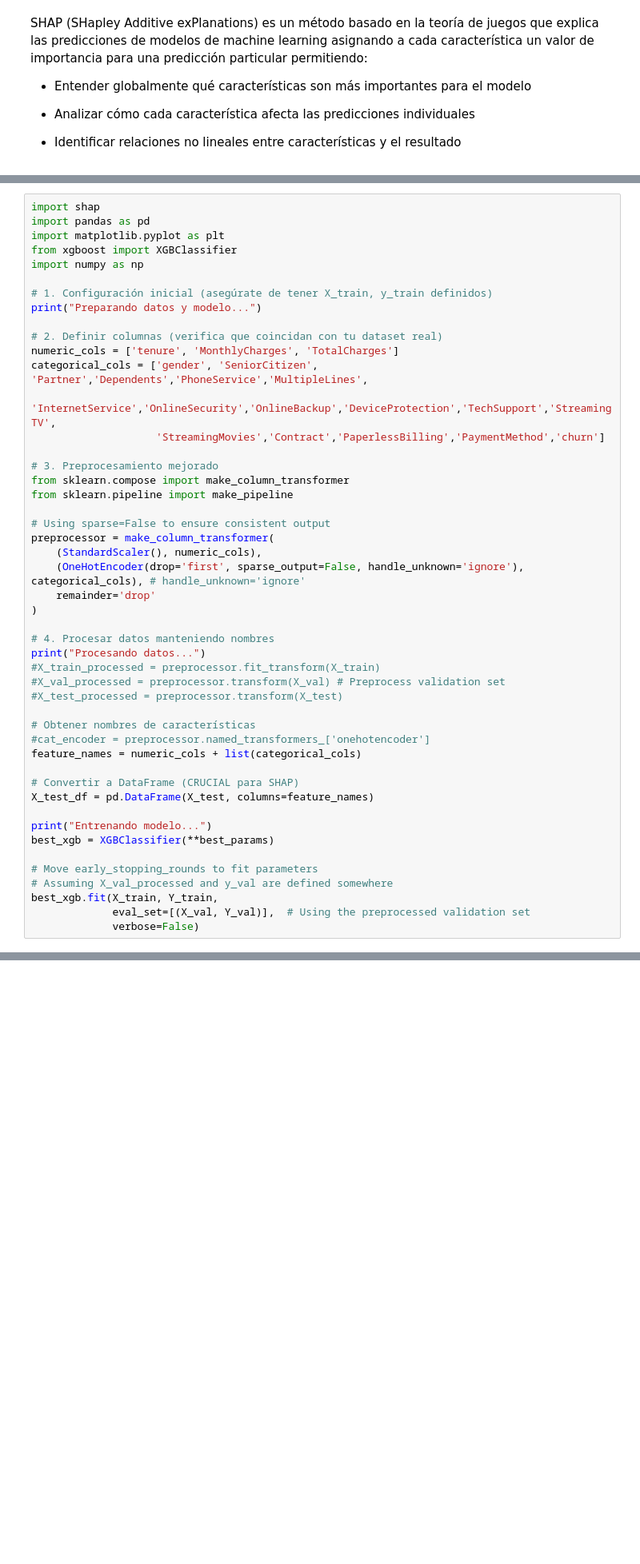
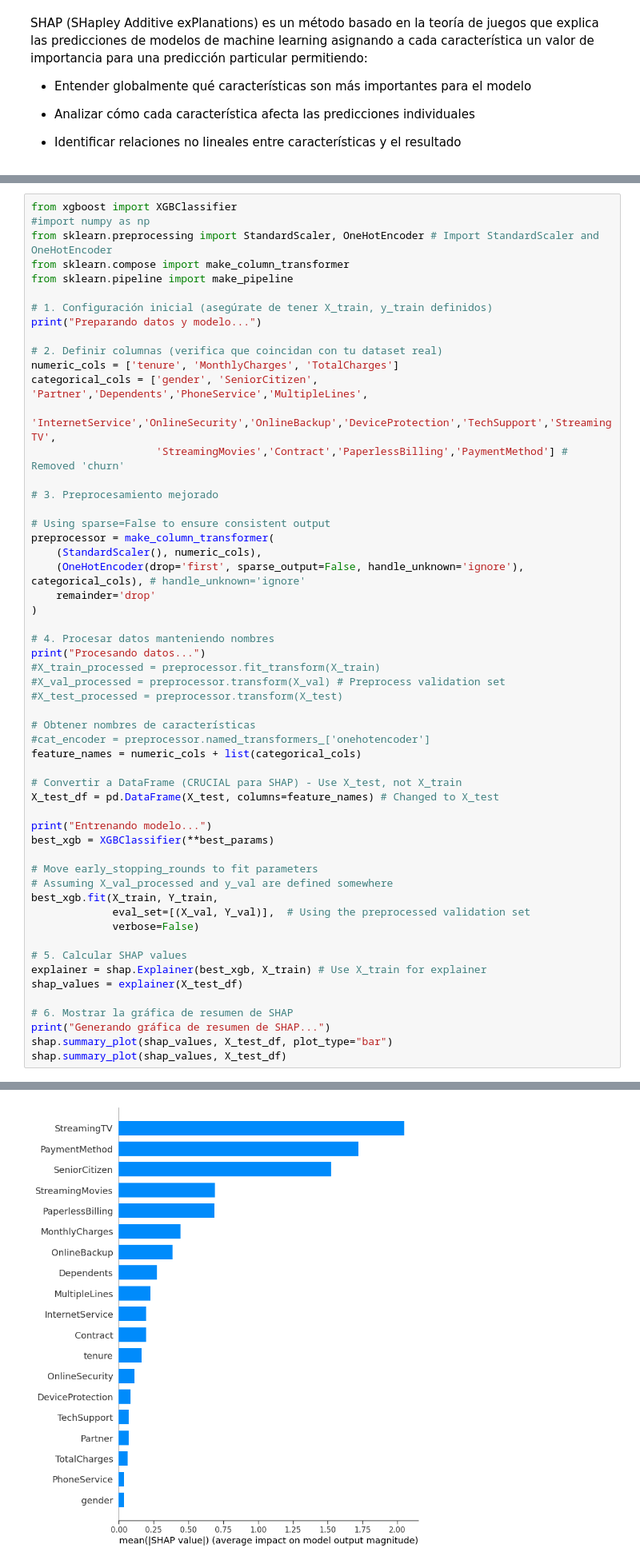
Before and after one commit to alexlisker/churn, a Jupyter notebook: alisker_churn.ipynb, the cells around one changed output, grey strips where cells are left out. Shown at 80% size. Drawn from its saved outputs; the diff is of its cells as text; blank space fills up the shorter version.

```diff
--- a/alisker_churn.ipynb
+++ b/alisker_churn.ipynb
@@ -2090,9 +2093,9 @@ SHAP (SHapley Additive exPlanations) es un método basado en la teoría de juego
 # %%
-import shap
-import pandas as pd
-import matplotlib.pyplot as plt
 from xgboost import XGBClassifier
-import numpy as np
+#import numpy as np
+from sklearn.preprocessing import StandardScaler, OneHotEncoder # Import StandardScaler and OneHotEncoder
+from sklearn.compose import make_column_transformer
+from sklearn.pipeline import make_pipeline
 
 # 1. Configuración inicial (asegúrate de tener X_train, y_train definidos)
 print("Preparando datos y modelo...")
@@ -2101,11 +2104,9 @@ print("Preparando datos y modelo...")
 numeric_cols = ['tenure', 'MonthlyCharges', 'TotalCharges']
 categorical_cols = ['gender', 'SeniorCitizen', 'Partner','Dependents','PhoneService','MultipleLines',
                     'InternetService','OnlineSecurity','OnlineBackup','DeviceProtection','TechSupport','StreamingTV',
-                    'StreamingMovies','Contract','PaperlessBilling','PaymentMethod','churn']
+                    'StreamingMovies','Contract','PaperlessBilling','PaymentMethod'] # Removed 'churn'
 
 # 3. Preprocesamiento mejorado
-from sklearn.compose import make_column_transformer
-from sklearn.pipeline import make_pipeline
 
 # Using sparse=False to ensure consistent output
 preprocessor = make_column_transformer(
@@ -2124,8 +2125,8 @@ print("Procesando datos...")
 #cat_encoder = preprocessor.named_transformers_['onehotencoder']
 feature_names = numeric_cols + list(categorical_cols)
 
-# Convertir a DataFrame (CRUCIAL para SHAP)
-X_test_df = pd.DataFrame(X_test, columns=feature_names)
+# Convertir a DataFrame (CRUCIAL para SHAP) - Use X_test, not X_train
+X_test_df = pd.DataFrame(X_test, columns=feature_names) # Changed to X_test
 
 print("Entrenando modelo...")
 best_xgb = XGBClassifier(**best_params)
@@ -2135,6 +2136,15 @@ best_xgb = XGBClassifier(**best_params)
 best_xgb.fit(X_train, Y_train,
              eval_set=[(X_val, Y_val)],  # Using the preprocessed validation set
              verbose=False)
+
+# 5. Calcular SHAP values
+explainer = shap.Explainer(best_xgb, X_train) # Use X_train for explainer
+shap_values = explainer(X_test_df)
+
+# 6. Mostrar la gráfica de resumen de SHAP
+print("Generando gráfica de resumen de SHAP...")
+shap.summary_plot(shap_values, X_test_df, plot_type="bar")
+shap.summary_plot(shap_values, X_test_df)
 # %% [output]
 Preparando datos y modelo...
 Procesando datos...
@@ -2154,0 +2155 @@ XGBClassifier(base_score=None, booster=None, callbacks=None,
+[figure, added]
```
Also changed, not shown: parts of 13 cells of this notebook.
